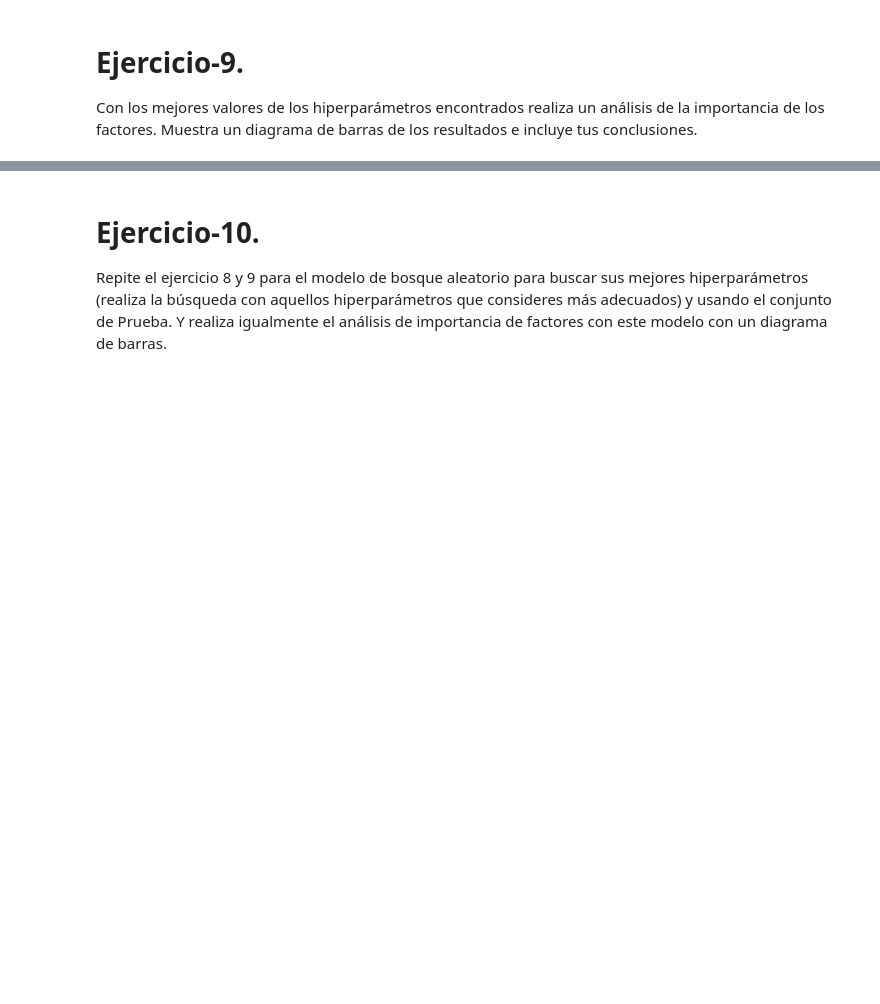
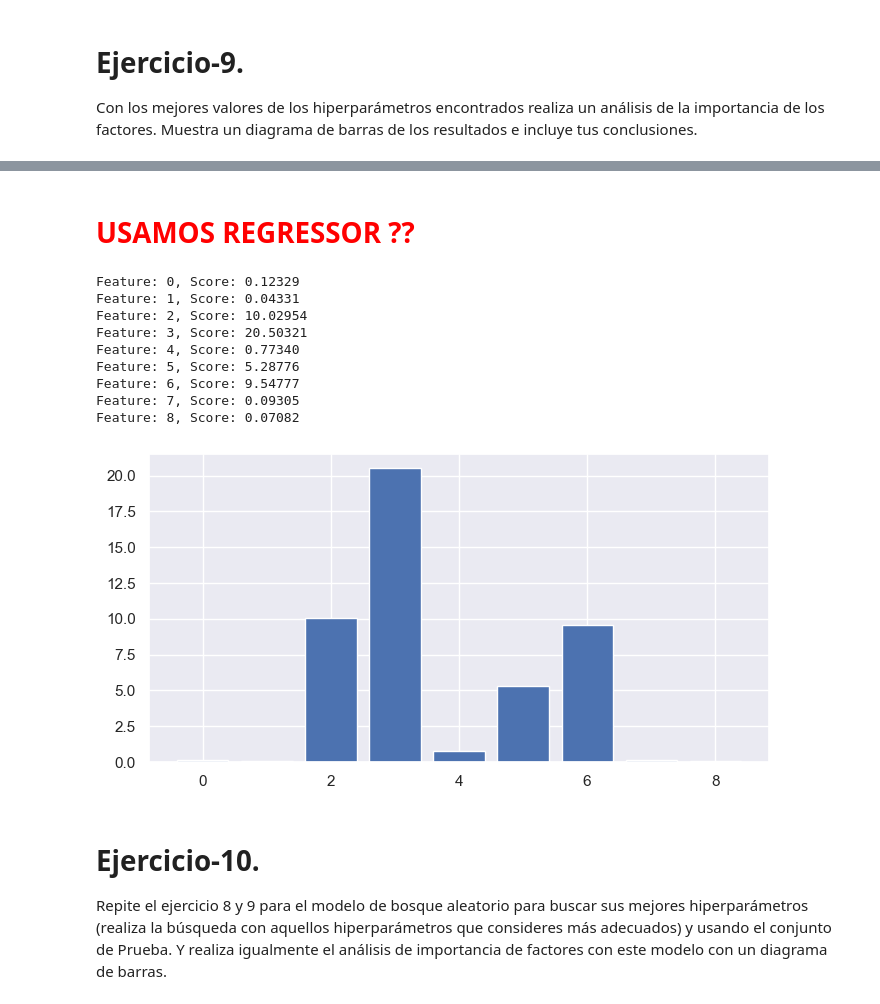
Before and after one commit to diego-carrera/iaa-equipo-30, a Jupyter notebook: semana7/MNA_IAyAA_semana_7_Actividad.ipynb, the cells around one changed output, grey strips where cells are left out. Saved outputs shown, nothing was run; the diff lists cells and outputs as text; code cells hidden in the pictures; blank space fills up the shorter version.

```diff
--- a/semana7/MNA_IAyAA_semana_7_Actividad.ipynb
+++ b/semana7/MNA_IAyAA_semana_7_Actividad.ipynb
@@ -528,3 +567,33 @@ plt.show()
+# %% [markdown]
+<h1 style='color:red'> USAMOS REGRESSOR ?? </h1>
+# %%
+mlpregressor = MLPRegressor(
+  hidden_layer_sizes=(15, 15),
+  alpha=0.0001,
+  learning_rate_init= 0.01,
+  max_iter=50000
+)
+final_MLP = Pipeline(steps=[('model', TransformedTargetRegressor(regressor=mlpregressor,
+                                                                           func=np.log1p,
+                                                                           inverse_func=np.expm1))])
+final_MLP.fit(X_train_transformed, y_train)
+importance = permutation_importance(final_MLP, X_train_transformed, y_train, n_repeats=10)
+for i,v in enumerate(importance['importances_mean']):
+	print('Feature: %0d, Score: %.5f' % (i,v))
+
+plt.bar([x for x in range(len(importance['importances_mean']))], importance['importances_mean'])
+plt.show()
+# %% [output]
+Feature: 0, Score: 0.12329
+Feature: 1, Score: 0.04331
+Feature: 2, Score: 10.02954
+Feature: 3, Score: 20.50321
+Feature: 4, Score: 0.77340
+Feature: 5, Score: 5.28776
+Feature: 6, Score: 9.54777
+Feature: 7, Score: 0.09305
+Feature: 8, Score: 0.07082
+[figure, added]
 # %% [markdown]
 # **Ejercicio-10.**
 
```
Also changed, not shown: parts of 15 cells of this notebook.
